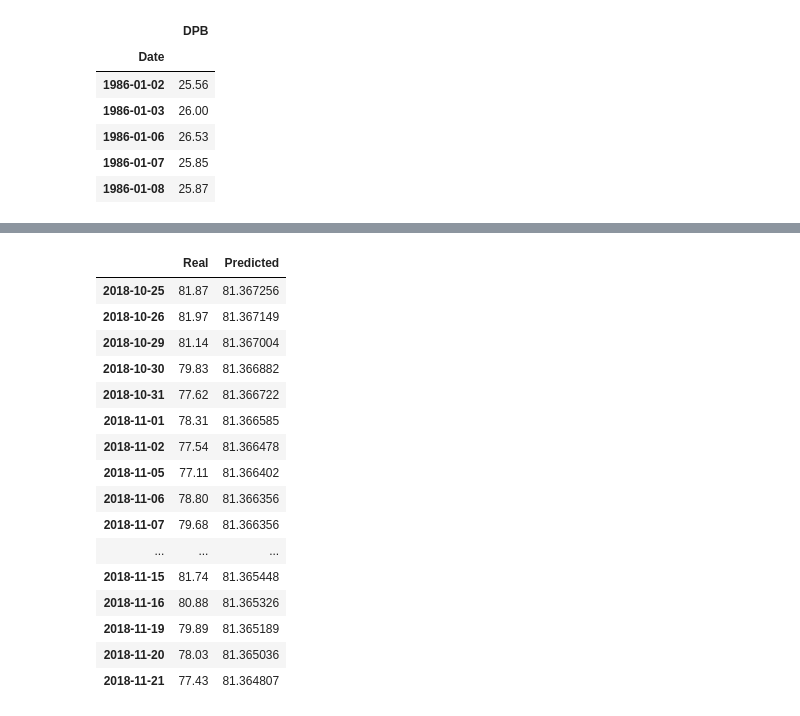
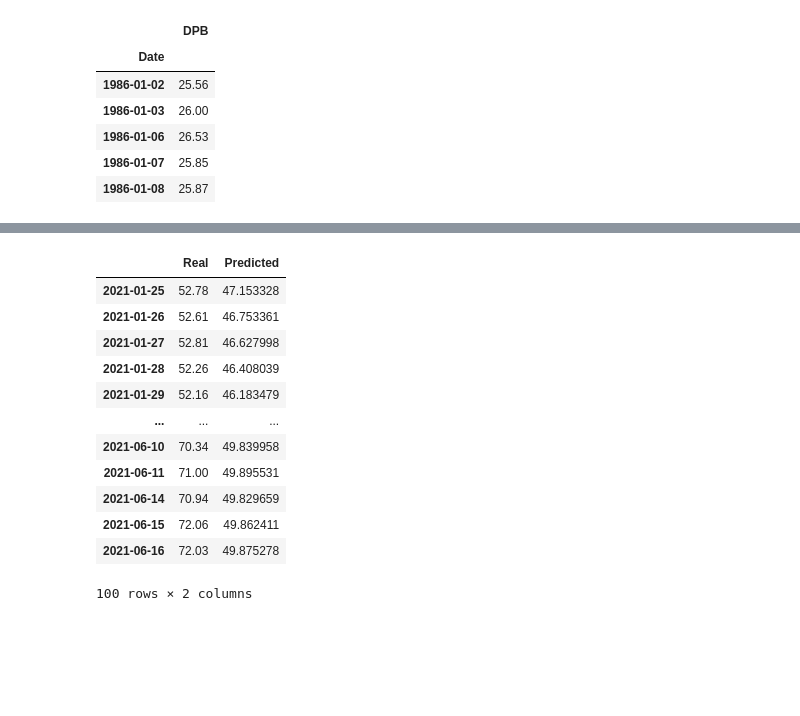
Before and after one commit to Billieo/p2-g3, a Jupyter notebook: notebooks/Samuel's_Notebook/notebooks/LSTM.ipynb, the cells around one changed output, grey strips where cells are left out. Cells and saved outputs as stored; diff of their text form; code cells hidden in the pictures; blank space fills up the shorter version.

```diff
--- a/notebooks/Samuel's_Notebook/notebooks/LSTM.ipynb
+++ b/notebooks/Samuel's_Notebook/notebooks/LSTM.ipynb
@@ -134,20 +132,6 @@ covid_data.tail()
 # %%
 covid_df = pd.DataFrame()
-covid_df["cases"] = covid_data["New Cases"]
-
-
-
-
-
-
-
-
-
-
-
-
-
-
-co
+covid_df["US_Covid_Cases"] = covid_data["New Cases"]
+#covid_df["Date"] = covid_data["Date"]
 covid_df.head()
 # %% [output]
@@ -169,0 +155,5 @@ df.head()
+# %%
+data = covid_df.join(df, how="inner")
+#data = data.join(vaccine_df, how="inner")
+data.sort_index(inplace=True)
+data.head()
@@ -178,10 +189,10 @@ def window_data(df, window, feature_col_number, target_col_number):
         y.append(target)
     return np.array(X), np.array(y).reshape(-1, 1)
 # %%
-window_size = 5
-feature_column = 4
-target_column = 0
-X, y = window_data(df, window_size, feature_column, target_column)
+window_size = 3
+feature_column = 1
+target_column = 5
+X, y = window_data(data, window_size, feature_column, target_column)
 print (f"X sample values:\n{X[:5]} \n")
 print (f"y sample values:\n{y[:5]}")
 # %% [output]
@@ -280,5 +320,5 @@ Trainable params: 586
 Non-trainable params: 0
 _________________________________________________________________
 # %%
-model.fit(X_train, y_train, epochs=10, shuffle=False, batch_size=1, verbose=1)
+model.fit(X_train, y_train, epochs=15, shuffle=False, batch_size=1, verbose=1)
 # %% [output]
@@ -316,27 +353,23 @@ real_prices = scaler.inverse_transform(y_test.reshape(-1, 1))
 # %%
 stocks = pd.DataFrame({
     "Real": real_prices.ravel(),
     "Predicted": predicted_prices.ravel()
-    }, index = tech_df.index[-len(real_prices): ])
-stocks.head(20)
+    }, index = data.index[-len(real_prices): ])
+stocks.head(100)
 # %% [output]
 |  | Real | Predicted |
-| 2018-10-25 | 81.87 | 81.367256 |
-| 2018-10-26 | 81.97 | 81.367149 |
-| 2018-10-29 | 81.14 | 81.367004 |
-| 2018-10-30 | 79.83 | 81.366882 |
-| 2018-10-31 | 77.62 | 81.366722 |
-| 2018-11-01 | 78.31 | 81.366585 |
-| 2018-11-02 | 77.54 | 81.366478 |
-| 2018-11-05 | 77.11 | 81.366402 |
-| 2018-11-06 | 78.80 | 81.366356 |
-| 2018-11-07 | 79.68 | 81.366356 |
+| 2021-01-25 | 52.78 | 47.153328 |
+| 2021-01-26 | 52.61 | 46.753361 |
+| 2021-01-27 | 52.81 | 46.627998 |
+| 2021-01-28 | 52.26 | 46.408039 |
+| 2021-01-29 | 52.16 | 46.183479 |
 | ... | ... | ... |
-| 2018-11-15 | 81.74 | 81.365448 |
-| 2018-11-16 | 80.88 | 81.365326 |
-| 2018-11-19 | 79.89 | 81.365189 |
-| 2018-11-20 | 78.03 | 81.365036 |
-| 2018-11-21 | 77.43 | 81.364807 |
+| 2021-06-10 | 70.34 | 49.839958 |
+| 2021-06-11 | 71.00 | 49.895531 |
+| 2021-06-14 | 70.94 | 49.829659 |
+| 2021-06-15 | 72.06 | 49.862411 |
+| 2021-06-16 | 72.03 | 49.875278 |
+100 rows × 2 columns
 # %%
 stocks.hvplot.line(xlabel="Date", ylabel="Price")
 # %% [output]
```
Also changed, not shown: parts of 18 cells of this notebook, 6 other files.
